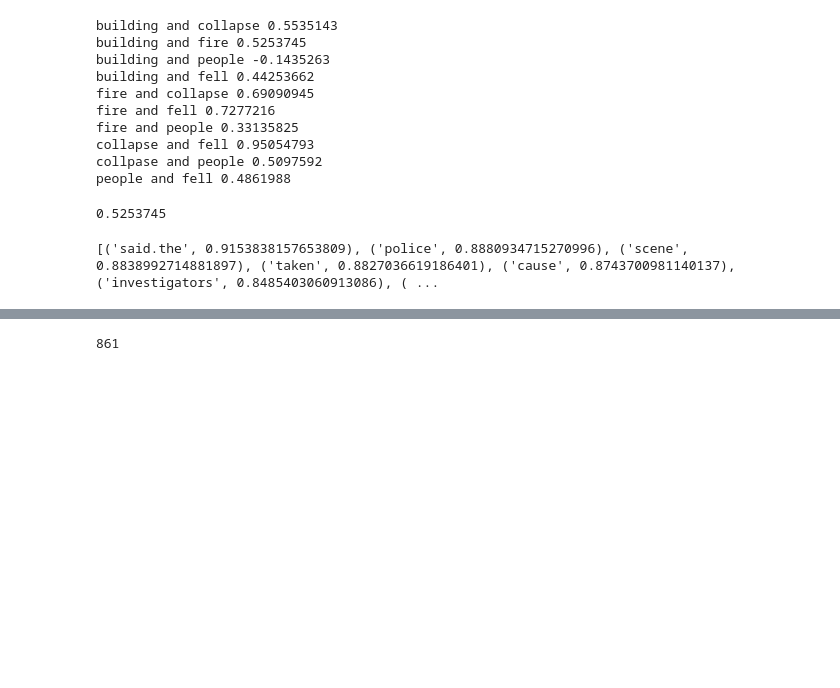
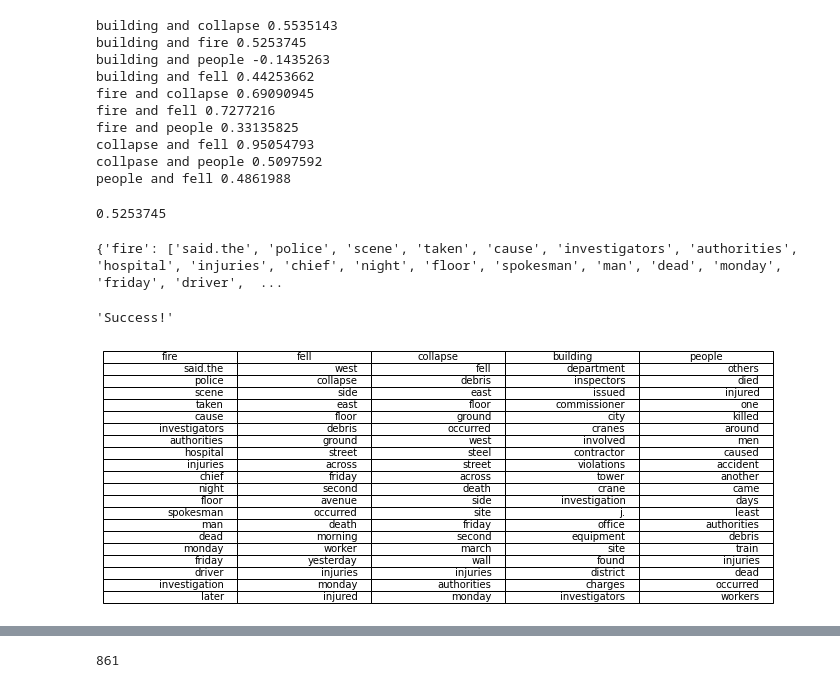
Before and after one commit to philz0918/Construction_analysis, a Jupyter notebook: NYT_data.ipynb, the cells around one changed output, grey strips where cells are left out. Cells and saved outputs as stored; diff of their text form; code cells hidden in the pictures; blank space fills up the shorter version.

```diff
--- a/NYT_data.ipynb
+++ b/NYT_data.ipynb
@@ -309,28 +323,3 @@ people and fell 0.4861988
 model.similarity('building','fire')
 # %% [output]
 0.5253745
-# %%
-# top 100 similiar word
-
-sim_list_fire_100 = model.similar_by_vector('fire', topn=100, restrict_vocab=None)
-sim_list_fall_100 = model.similar_by_vector('fell', topn=100, restrict_vocab=None)
-sim_list_collapse_100 = model.similar_by_vector('collapse', topn=100, restrict_vocab=None)
-sim_list_building_100 = model.similar_by_vector('building', topn=100, restrict_vocab=None)
-sim_list_people_100 = model.similar_by_vector('people', topn=100, restrict_vocab= None)
-print(sim_list_fire_100)
-pd_fire_100 = pd.DataFrame(sim_list_fire_100,columns=['Word', 'Similarity'])
-pd_fire_100.to_csv('Similar_words_100/fire_100.csv')
-
-pd_fall_100 = pd.DataFrame(sim_list_fall_100,columns=['Word','Similarity'])
-pd_fall_100.to_csv('Similar_words_100/fall_100.csv')
-
-pd_collapse_100 = pd.DataFrame(sim_list_collapse_100, columns=['Word','Similarity'])
-pd_collapse_100.to_csv('Similar_words_100/collapse_100.csv')
-
-pd_building_100 = pd.DataFrame(sim_list_building_100, columns=['Word', 'Similarity'])
-pd_building_100.to_csv('Similar_words_100/building_100.csv')
-
-pd_people_100 = pd.DataFrame(sim_list_people_100, columns=['Word','Similarity'])
-pd_people_100.to_csv('Similar_words_100/people_100.csv')
-# %% [output]
-[('said.the', 0.9153838157653809), ('police', 0.8880934715270996), ('scene', 0.8838992714881897), ('taken', 0.8827036619186401), ('cause', 0.8743700981140137), ('investigators', 0.8485403060913086), ( ...
@@ -337,3 +351,8 @@ pd_people_100.to_csv('Similar_words_100/people_100.csv')
+# %%
+network_gen(key_list, 0.5,'network1')
+# %% [output]
+{'fire': ['said.the', 'police', 'scene', 'taken', 'cause', 'investigators', 'authorities', 'hospital', 'injuries', 'chief', 'night', 'floor', 'spokesman', 'man', 'dead', 'monday', 'friday', 'driver',  ...
+'Success!'
 # %%
 # top 20 data for graph coloring, top 50 data for showing, top 100 data for make network graph
 
@@ -386,0 +400,10 @@ df_keyword.to_csv('keyword_simlist.csv')
+# %%
+from matplotlib.backends.backend_pdf import PdfPages
+fig, ax = plt.subplots(figsize=(12,4))
+ax.axis('tight')
+ax.axis('off')
+the_table = ax.table(cellText = df_keyword.values, colLabels = df_keyword.columns, loc = 'center')
+pp = PdfPages("simlist.pdf")
+pp.savefig(fig,bbox_inches = 'tight')
+# %% [output]
+[figure, added]
```
Also changed, not shown: parts of 11 cells of this notebook, 31 other files.
